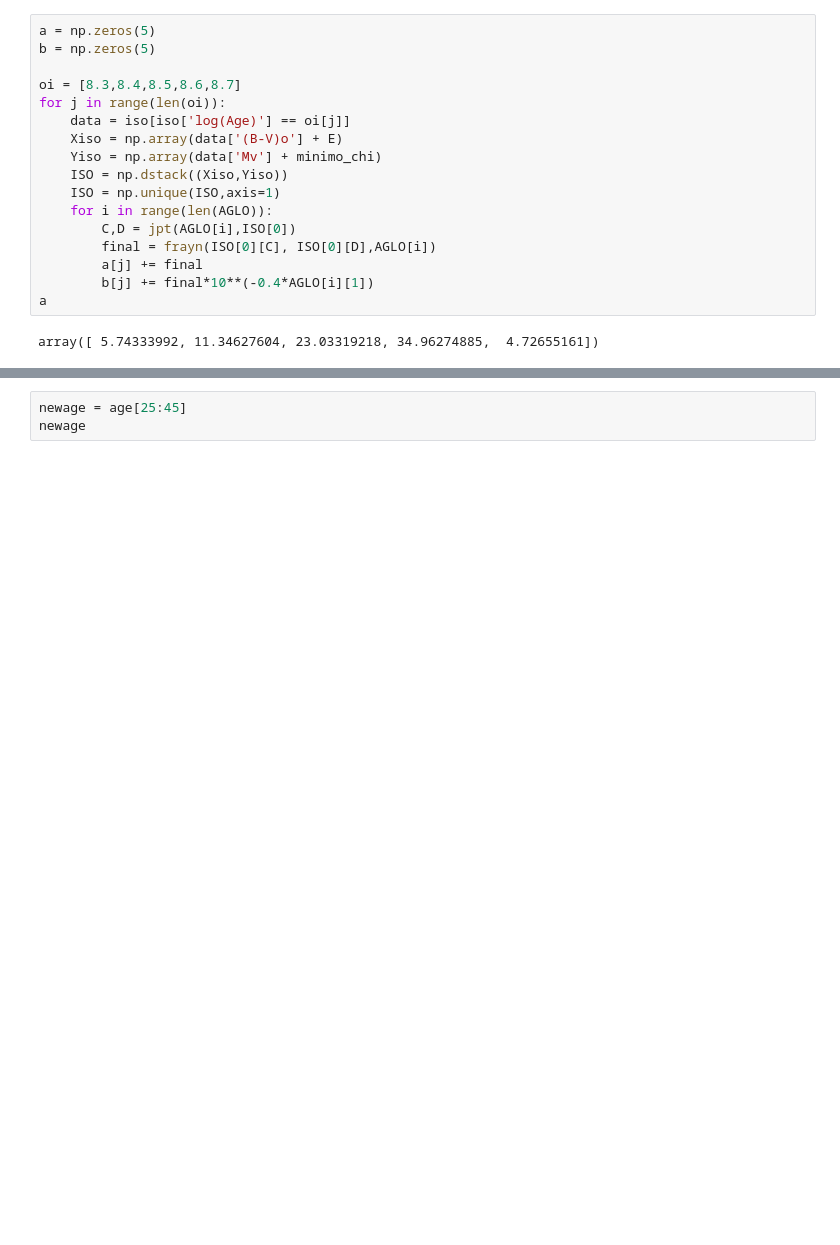
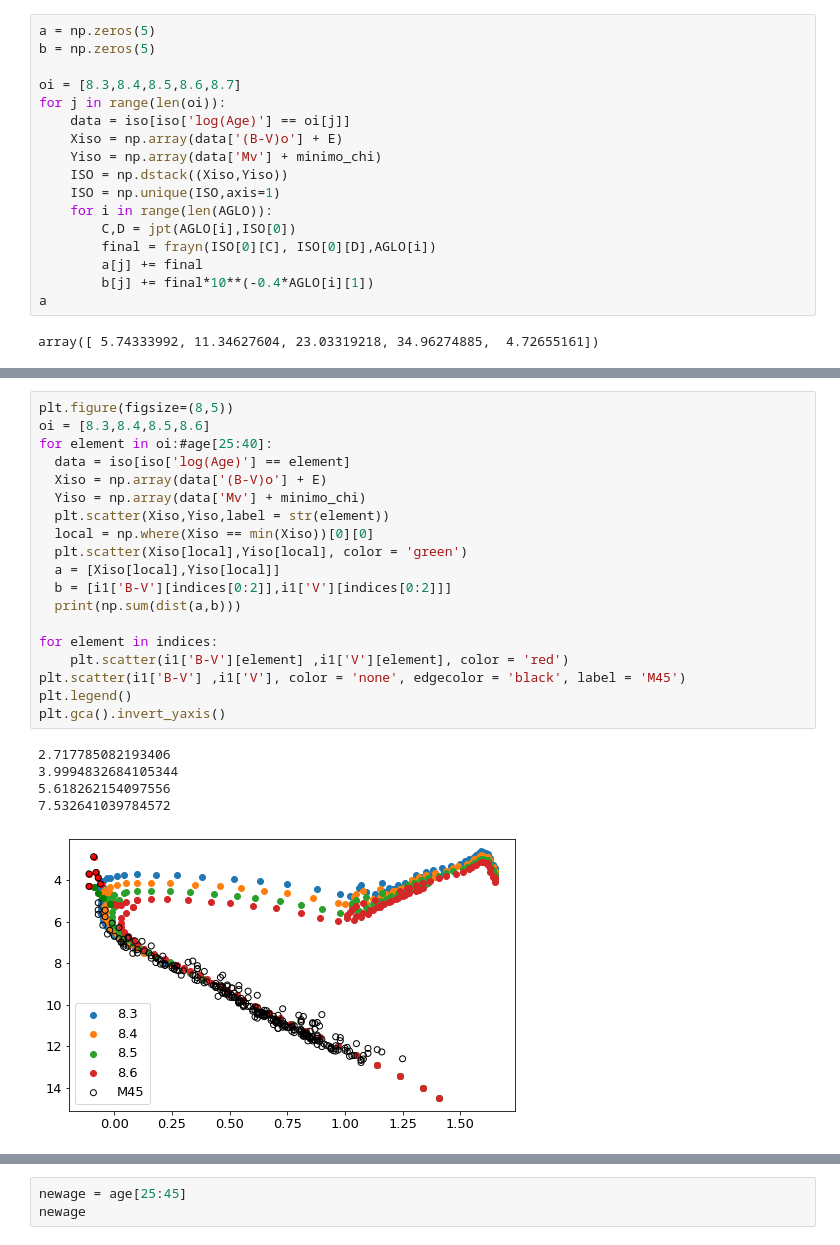
Before and after one commit to jppirest/mw_substructures, a Jupyter notebook: dados/Ag_Simulados/P3/M45/parte2.ipynb, the cells around one changed output, grey strips where cells are left out. Cells and saved outputs as stored; diff of their text form; blank space fills up the shorter version.

```diff
--- a/dados/Ag_Simulados/P3/M45/parte2.ipynb
+++ b/dados/Ag_Simulados/P3/M45/parte2.ipynb
@@ -280,0 +296,25 @@ plt.gca().invert_yaxis()
+# %%
+plt.figure(figsize=(8,5))
+oi = [8.3,8.4,8.5,8.6]
+for element in oi:#age[25:40]:
+  data = iso[iso['log(Age)'] == element]
+  Xiso = np.array(data['(B-V)o'] + E)
+  Yiso = np.array(data['Mv'] + minimo_chi)
+  plt.scatter(Xiso,Yiso,label = str(element))
+  local = np.where(Xiso == min(Xiso))[0][0]
+  plt.scatter(Xiso[local],Yiso[local], color = 'green')
+  a = [Xiso[local],Yiso[local]]
+  b = [i1['B-V'][indices[0:2]],i1['V'][indices[0:2]]]
+  print(np.sum(dist(a,b)))
+
+for element in indices:
+    plt.scatter(i1['B-V'][element] ,i1['V'][element], color = 'red')
+plt.scatter(i1['B-V'] ,i1['V'], color = 'none', edgecolor = 'black', label = 'M45')
+plt.legend()
+plt.gca().invert_yaxis()
+# %% [output]
+2.717785082193406
+3.9994832684105344
+5.618262154097556
+7.532641039784572
+[figure, added]
```
Also changed, not shown: parts of 9 cells of this notebook.
